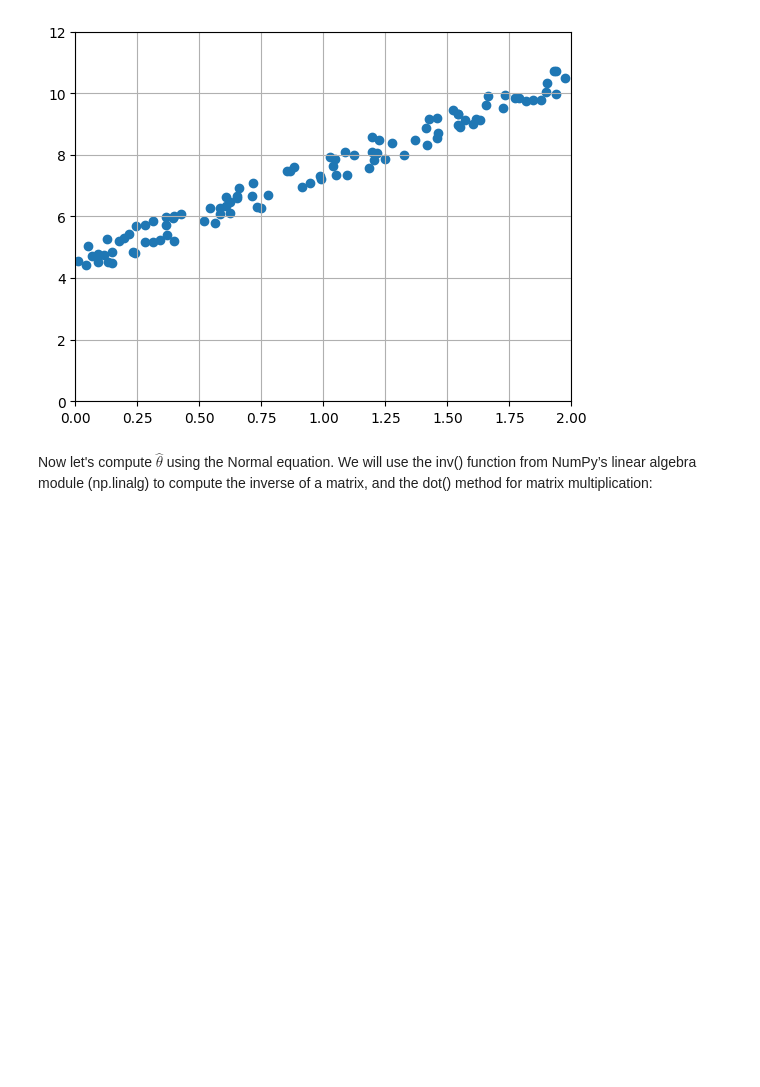
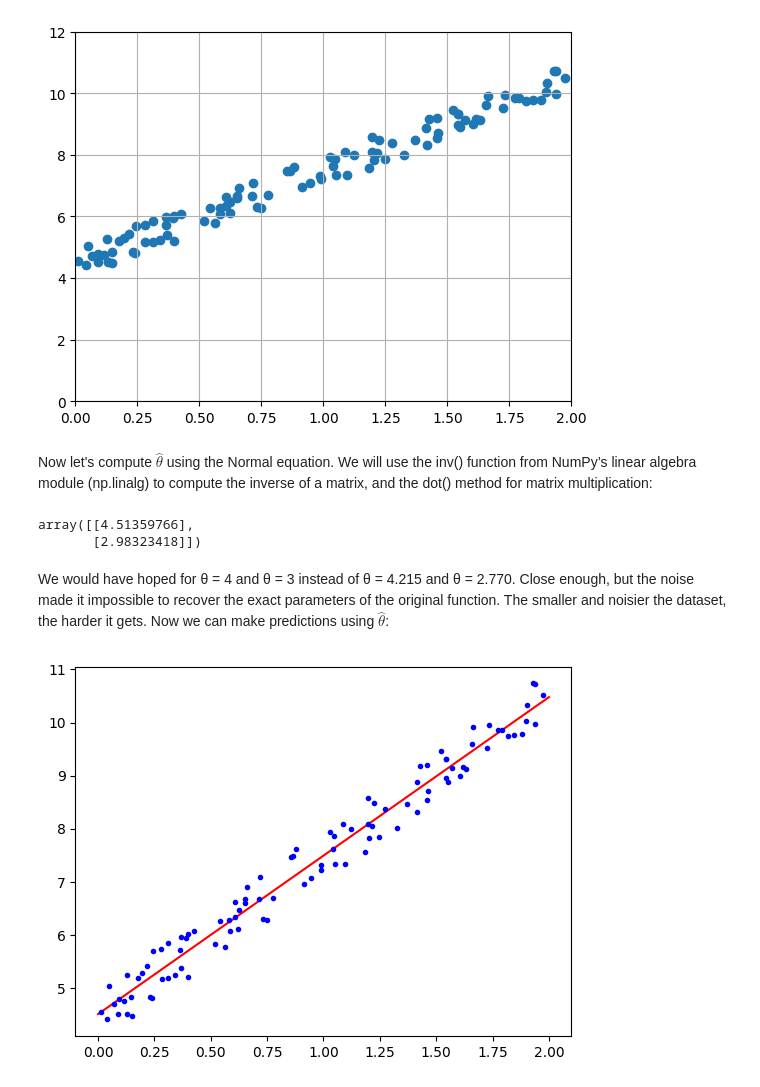
Before and after one commit to nminhquang380/machine-learning-fundamentals, a Jupyter notebook: Training Models/notebook.ipynb, the cells around one changed output. Saved outputs shown, nothing was run; the diff lists cells and outputs as text; code cells hidden in the pictures; blank space fills up the shorter version.

```diff
--- a/Training Models/notebook.ipynb
+++ b/Training Models/notebook.ipynb
@@ -74,3 +74,25 @@ from sklearn.preprocessing import add_dummy_feature
 
 X_b = add_dummy_feature(X)
 theta_best = np.linalg.inv(X_b.T @X_b) @ X_b.T @ y
+# %%
+theta_best
+# %% [output]
+array([[4.51359766],
+       [2.98323418]])
+# %% [markdown]
+We would have hoped for θ = 4 and θ = 3 instead of θ = 4.215 and θ =
+2.770. Close enough, but the noise made it impossible to recover the exact
+parameters of the original function. The smaller and noisier the dataset, the
+harder it gets.
+Now we can make predictions using $\hat{\theta}$:
+# %%
+X_new = np.array([[0], [2]])
+X_new_b = add_dummy_feature(X_new) # add x0 = 1 to each instance
+y_predict = X_new_b @ theta_best
+
+plt.plot(X_new, y_predict, "r-", label="Predictions")
+plt.plot(X, y, "b.")
+[...] # beautify the figure: add labels, axis, grid, and legend
+plt.show()
+# %% [output]
+[figure, added]
```
Also changed, not shown: parts of 16 cells of this notebook.
